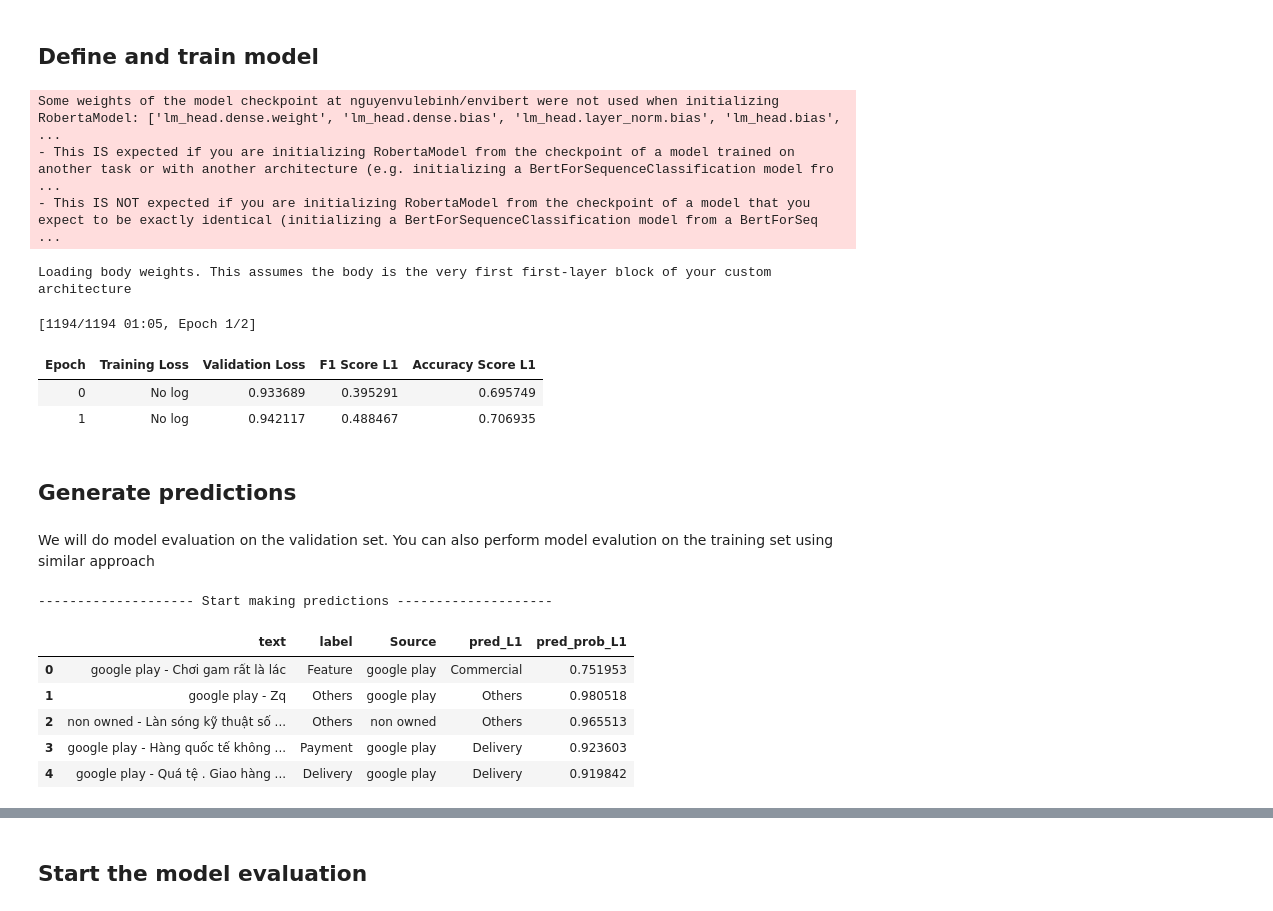
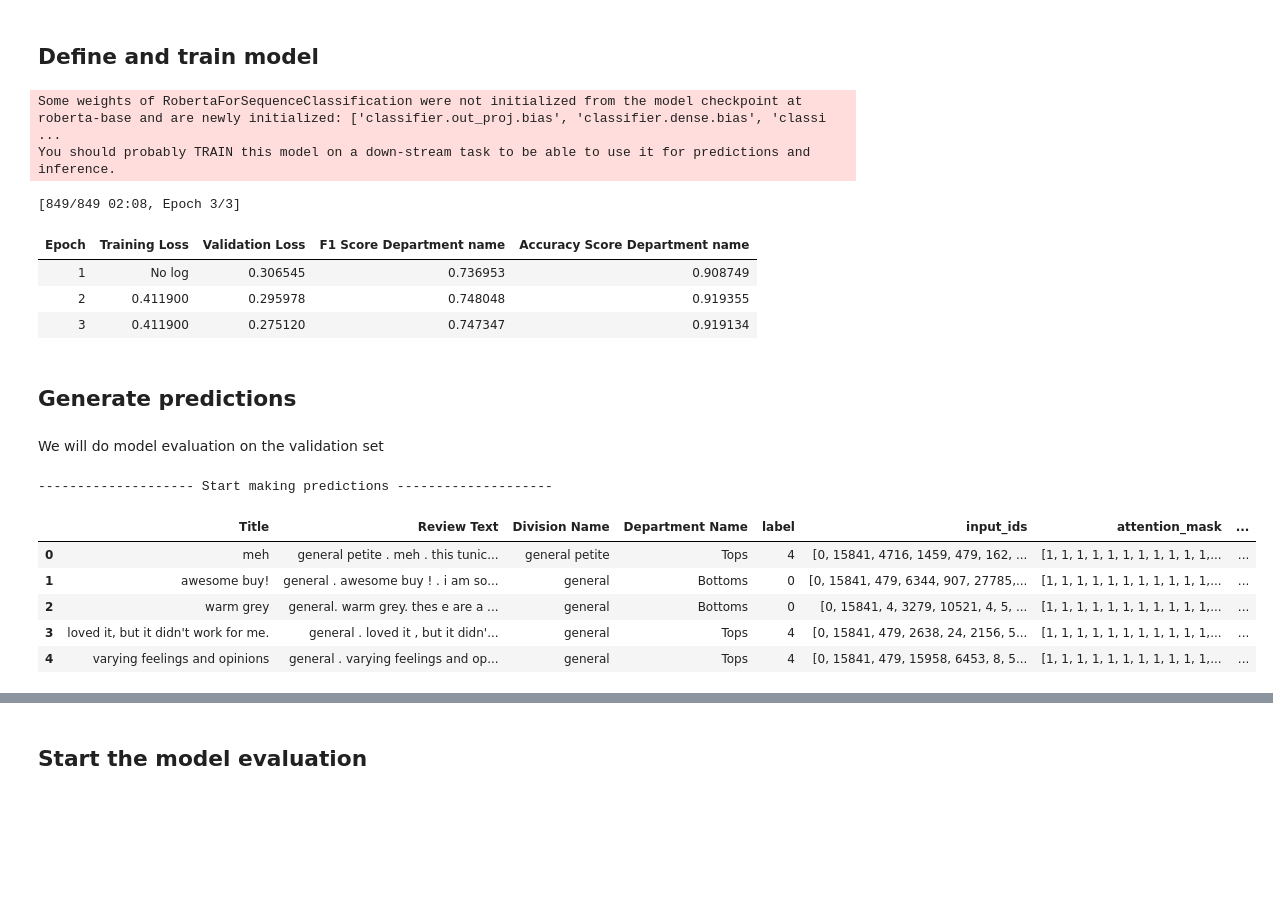
Before and after one commit to anhquan0412/that-nlp-library, a Jupyter notebook: nbs/08_evaluations.ipynb, the cells around one changed output, grey strips where cells are left out. Drawn from its saved outputs; the diff is of its cells as text; code cells hidden in the pictures; blank space fills up the shorter version.

```diff
--- a/nbs/08_evaluations.ipynb
+++ b/nbs/08_evaluations.ipynb
@@ -105,9 +85 @@ from transformers.models.roberta.modeling_roberta import RobertaModel
-# %%
-model_name='nguyenvulebinh/envibert'
-
-envibert_body = RobertaModel.from_pretrained(model_name)
-# %% [output]
-Some weights of the model checkpoint at nguyenvulebinh/envibert were not used when initializing RobertaModel: ['lm_head.dense.weight', 'lm_head.dense.bias', 'lm_head.layer_norm.bias', 'lm_head.bias',  ...
-- This IS expected if you are initializing RobertaModel from the checkpoint of a model trained on another task or with another architecture (e.g. initializing a BertForSequenceClassification model fro ...
-- This IS NOT expected if you are initializing RobertaModel from the checkpoint of a model that you expect to be exactly identical (initializing a BertForSequenceClassification model from a BertForSeq ...
 # %%
@@ -115,59 +88,48 @@ num_classes = len(tdm.label_lists[0])
-# %%
-_model_kwargs={
-    # overall model hyperparams
-    'layer2concat':4,
-    'is_multilabel':tdm.is_multilabel, # False
-    'is_multihead':tdm.is_multihead, # False
-    'head_class_sizes':num_classes,
-    'head_class': ConcatHeadSimple,
-    # classfication head hyperparams
-    'classifier_dropout':0.1
-}
-
-model = model_init_classification(model_class = RobertaHiddenStateConcatForSequenceClassification,
-                                  cpoint_path = model_name,
-                                  output_hidden_states=True, # since we are not using 'hidden layer contatenation' technique
-                                  seed=42,
-                                  body_model=envibert_body,
-                                  model_kwargs = _model_kwargs)
-
-metric_funcs = [partial(f1_score,average='macro'),accuracy_score] # we will use both f1_macro and accuracy score as metrics
-controller = ModelController(model,tdm,metric_funcs)
-# %% [output]
-Loading body weights. This assumes the body is the very first first-layer block of your custom architecture
+# %%
+seed_everything(42)
+model_name='roberta-base'
+model = RobertaForSequenceClassification.from_pretrained(model_name,num_labels=num_classes).to('cuda:0')
+# %% [output]
+Some weights of RobertaForSequenceClassification were not initialized from the model checkpoint at roberta-base and are newly initialized: ['classifier.out_proj.bias', 'classifier.dense.bias', 'classi ...
+You should probably TRAIN this model on a down-stream task to be able to use it for predictions and inference.
+# %%
+controller = ModelController(model,
+                             data_store=tdc,
+                             seed=42)
 # %%
-lr = 8e-5
-bs=4
+lr = 1e-4
+bs=32
 wd=0.01
-epochs= 2
+epochs= 3
 
 controller.fit(epochs,lr,
+               metric_funcs=metric_funcs,
                batch_size=bs,
                weight_decay=wd,
                save_checkpoint=False,
                compute_metrics=compute_metrics_classification,
               )
 # %% [output]
-[1194/1194 01:05, Epoch 1/2]
+[849/849 02:08, Epoch 3/3]
-| Epoch | Training Loss | Validation Loss | F1 Score L1 | Accuracy Score L1 |
-| 0 | No log | 0.933689 | 0.395291 | 0.695749 |
-| 1 | No log | 0.942117 | 0.488467 | 0.706935 |
+| Epoch | Training Loss | Validation Loss | F1 Score Department name | Accuracy Score Department name |
+| 1 | No log | 0.306545 | 0.736953 | 0.908749 |
+| 2 | 0.411900 | 0.295978 | 0.748048 | 0.919355 |
+| 3 | 0.411900 | 0.275120 | 0.747347 | 0.919134 |
 # %% [markdown]
 ## Generate predictions
 # %% [markdown]
-We will do model evaluation on the validation set. You can also perform model evalution on the training set using similar approach
+We will do model evaluation on the validation set
 # %%
-df_val = controller.predict_ddict(ds_type='validation')
+df_val = controller.predict_ddict_classification(ds_type='validation')
 # %% [output]
 -------------------- Start making predictions --------------------
-# %%
-df_val['label']= df_val['label'].apply(lambda x: tdm.label_lists[0][x]).values
 # %%
+df_val = df_val.to_pandas()
 df_val.head()
 # %% [output]
-|  | text | label | Source | pred_L1 | pred_prob_L1 |
-| 0 | google play - Chơi gam rất là lác | Feature | google play | Commercial | 0.751953 |
-| 1 | google play - Zq | Others | google play | Others | 0.980518 |
-| 2 | non owned - Làn sóng kỹ thuật số ... | Others | non owned | Others | 0.965513 |
-| 3 | google play - Hàng quốc tế không ... | Payment | google play | Delivery | 0.923603 |
-| 4 | google play - Quá tệ . Giao hàng ... | Delivery | google play | Delivery | 0.919842 |
+|  | Title | Review Text | Division Name | Department Name | label | input_ids | attention_mask | ... |
+| 0 | meh | general petite . meh . this tunic... | general petite | Tops | 4 | [0, 15841, 4716, 1459, 479, 162, ... | [1, 1, 1, 1, 1, 1, 1, 1, 1, 1, 1,... | ... |
+| 1 | awesome buy! | general . awesome buy ! . i am so... | general | Bottoms | 0 | [0, 15841, 479, 6344, 907, 27785,... | [1, 1, 1, 1, 1, 1, 1, 1, 1, 1, 1,... | ... |
+| 2 | warm grey | general. warm grey. thes e are a ... | general | Bottoms | 0 | [0, 15841, 4, 3279, 10521, 4, 5, ... | [1, 1, 1, 1, 1, 1, 1, 1, 1, 1, 1,... | ... |
+| 3 | loved it, but it didn't work for me. | general . loved it , but it didn'... | general | Tops | 4 | [0, 15841, 479, 2638, 24, 2156, 5... | [1, 1, 1, 1, 1, 1, 1, 1, 1, 1, 1,... | ... |
+| 4 | varying feelings and opinions | general . varying feelings and op... | general | Tops | 4 | [0, 15841, 479, 15958, 6453, 8, 5... | [1, 1, 1, 1, 1, 1, 1, 1, 1, 1, 1,... | ... |
```
Also changed, not shown: parts of 26 cells of this notebook, 10 other files.
